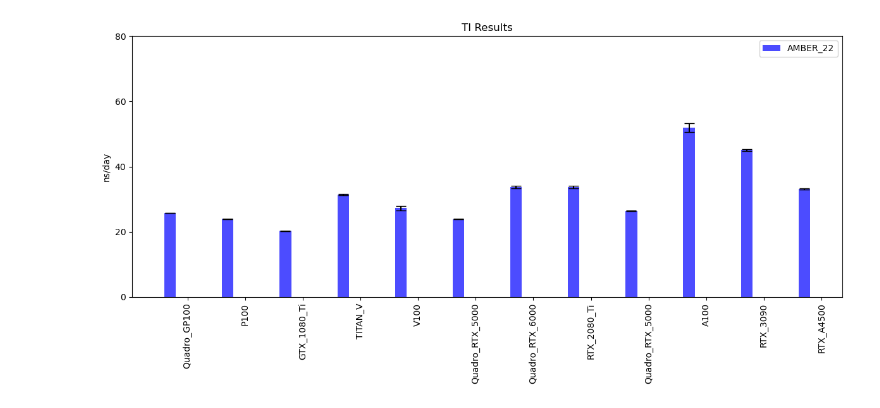
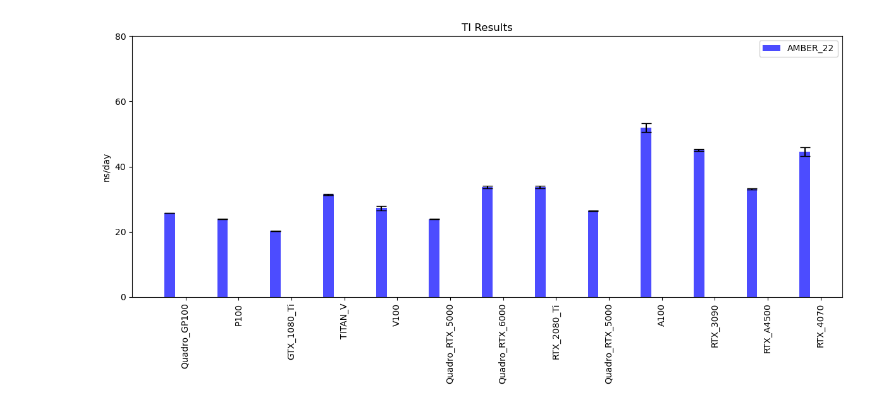
Before and after one commit to NgFEP/NgFEP-assessment, a Jupyter notebook: FEP/plot/avg-sd.ipynb, the cells around one changed output. Cells and saved outputs as stored; diff of their text form; code cells hidden in the pictures.

Commit message:
add FEP plot files

```diff
--- a/FEP/plot/avg-sd.ipynb
+++ b/FEP/plot/avg-sd.ipynb
@@ -15,7 +15,7 @@ amber_filenames = [
     '../AMBER/rioja/RTX_3090_results_amber.dat',
     '../AMBER/rioja/Quadro_RTX_5000_results_amber.dat',
     '../AMBER/rioja/RTX_A4500_results_amber.dat',
-    #'../AMBER/tesla/RTX_4070_results_amber.dat',
+    '../AMBER/tesla/RTX_4070_results_amber.dat',
     '../AMBER/amarel/A100_results_amber.dat',
     '../AMBER/amarel/P100_results_amber.dat',
     #'../AMBER-benchmark/benchmark_6n4o_pmemd/amarel/rtx_2080_ti_results_amber.dat',
@@ -81,7 +81,7 @@ amber_filenames = [
 device = [
     'GTX_1080_Ti', 'TITAN_V', 'Quadro_RTX_5000', 'Quadro_RTX_6000', 'Quadro_GP100',
     'RTX_2080_Ti', 'RTX_3090', 'Quadro_RTX_5000', 'RTX_A4500',
-    #'RTX_4070',
+    'RTX_4070',
     'A100','P100',#'RTX_2080_Ti',#'RTX_3090',
     'V100'
 ]
@@ -94,7 +94,7 @@ cuda_scores = {
     'GTX_1080_Ti': 6.1, 'TITAN_V': 7.0, 'Quadro_RTX_5000': 7.5,
     'Quadro_RTX_6000': 7.5, 'Quadro_GP100': 6.0, 'RTX_2080_Ti': 7.5,
     'RTX_3090': 8.6, 'RTX_A4500': 8.6,
-    #'RTX_4070': 9.0, # Anticipated score for RTX_4070
+    'RTX_4070': 9.0, # Anticipated score for RTX_4070
     'A100': 8.0, 'P100': 6.0, 'V100': 7.0
 }
 
@@ -206,31 +206,31 @@ amber_standard_deviations = [amber_standard_deviations[i] for i in sorted_indice
 # namd_standard_deviations = [namd_standard_deviations[i] for i in sorted_indices]
 # gromacs_averages = [gromacs_averages[i] for i in sorted_indices]
 # gromacs_standard_deviations = [gromacs_standard_deviations[i] for i in sorted_indices]
 
 # Create a single figure and plot data on the same plot
 x_positions = np.arange(len(device))
 width = 0.20
 
 fig, ax = plt.subplots(figsize=(12, 6))
 amber_bars = ax.bar(x_positions, amber_averages, width, label='AMBER_22', yerr=amber_standard_deviations, alpha=0.7, ecolor='black', capsize=6, color="blue")
 # openmm_bars = ax.bar(x_positions + width, openmm_averages, width, label='OPENMM_8_1', yerr=openmm_standard_deviations, alpha=0.7, ecolor='black', capsize=6, color="red")
 # namd_bars = ax.bar(x_positions + 2 * width, namd_averages, width, label='NAMD_3_0', yerr=namd_standard_deviations, alpha=0.7, ecolor='black', capsize=6, color="green")
 # gromacs_bars = ax.bar(x_positions + 3 * width, gromacs_averages, width, label='GROMACS_23_3', yerr=gromacs_standard_deviations, alpha=0.7, ecolor='black', capsize=6, color="magenta")
 
 # Add labels and titles
 ax.set_ylabel('ns/day')
 ax.set_title('TI Results')
 ax.set_xticks(x_positions + 1.5 * width)
 ax.set_xticklabels(device, rotation="vertical")
 ax.set_yticks(np.arange(0, 81, 20))
 ax.set_ylim(top=80, bottom=0)
 ax.legend()
 
 # Save the combined plot
 plt.tight_layout()
 plt.savefig('combined_TI_benchmarks.jpg', dpi=450, bbox_inches='tight')
 
 # Display the plot
 plt.show()
 # %% [output]
-[figure, old version]
+[figure, new version]
```
Also changed, not shown: 2 other files.
